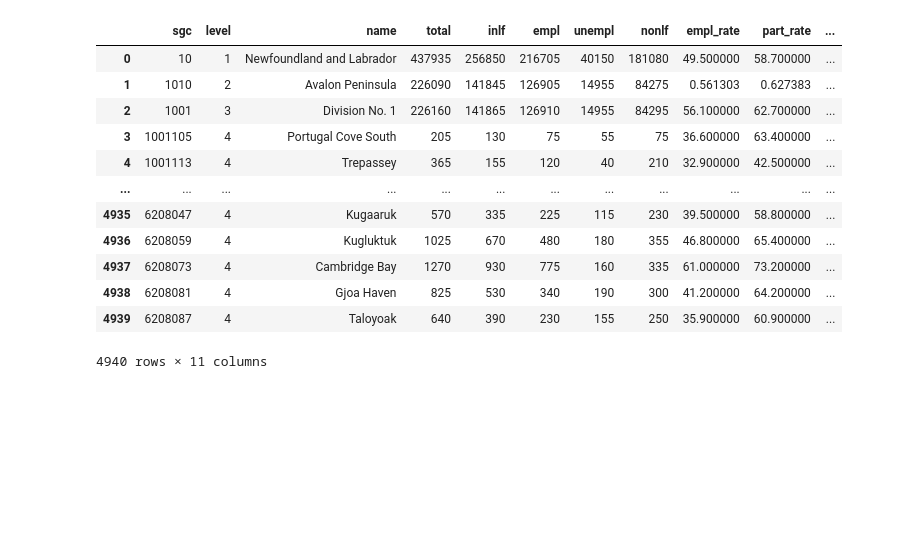
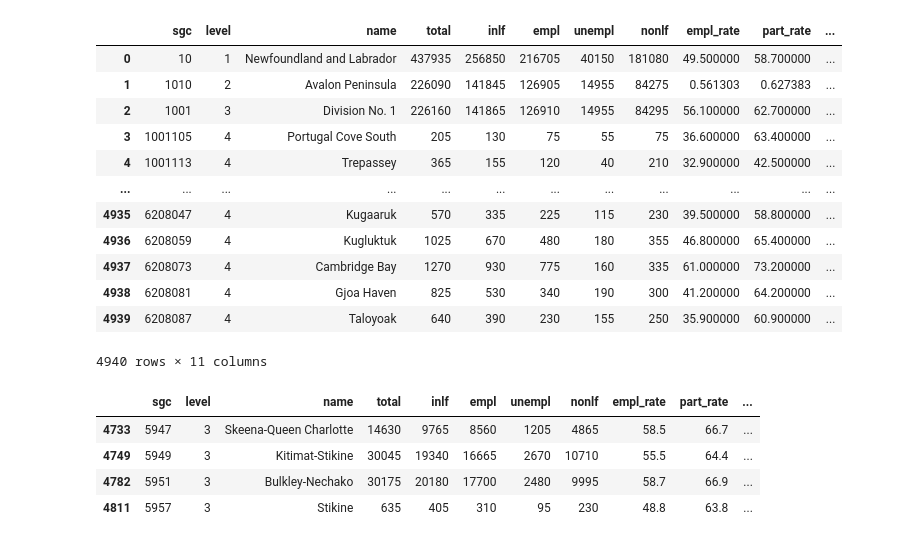
Before and after one commit to kevin-halasz/m2pi, a Jupyter notebook: m2pi_hammed.ipynb, the cells around one changed output. Cells and saved outputs as stored; diff of their text form; code cells hidden in the pictures; blank space fills up the shorter version.

```diff
--- a/m2pi_hammed.ipynb
+++ b/m2pi_hammed.ipynb
@@ -135,3 +248,12 @@ df_2016
 | 4938 | 6208081 | 4 | Gjoa Haven | 825 | 530 | 340 | 190 | 300 | 41.200000 | 64.200000 | ... |
 | 4939 | 6208087 | 4 | Taloyoak | 640 | 390 | 230 | 155 | 250 | 35.900000 | 60.900000 | ... |
 4940 rows × 11 columns
+# %%
+df1_2016=df_2016.loc[df_2016['sgc'].isin([5947,5949,5951,5957])]
+df1_2016
+# %% [output]
+|  | sgc | level | name | total | inlf | empl | unempl | nonlf | empl_rate | part_rate | ... |
+| 4733 | 5947 | 3 | Skeena-Queen Charlotte | 14630 | 9765 | 8560 | 1205 | 4865 | 58.5 | 66.7 | ... |
+| 4749 | 5949 | 3 | Kitimat-Stikine | 30045 | 19340 | 16665 | 2670 | 10710 | 55.5 | 64.4 | ... |
+| 4782 | 5951 | 3 | Bulkley-Nechako | 30175 | 20180 | 17700 | 2480 | 9995 | 58.7 | 66.9 | ... |
+| 4811 | 5957 | 3 | Stikine | 635 | 405 | 310 | 95 | 230 | 48.8 | 63.8 | ... |
```
Also changed, not shown: parts of 24 cells of this notebook.
